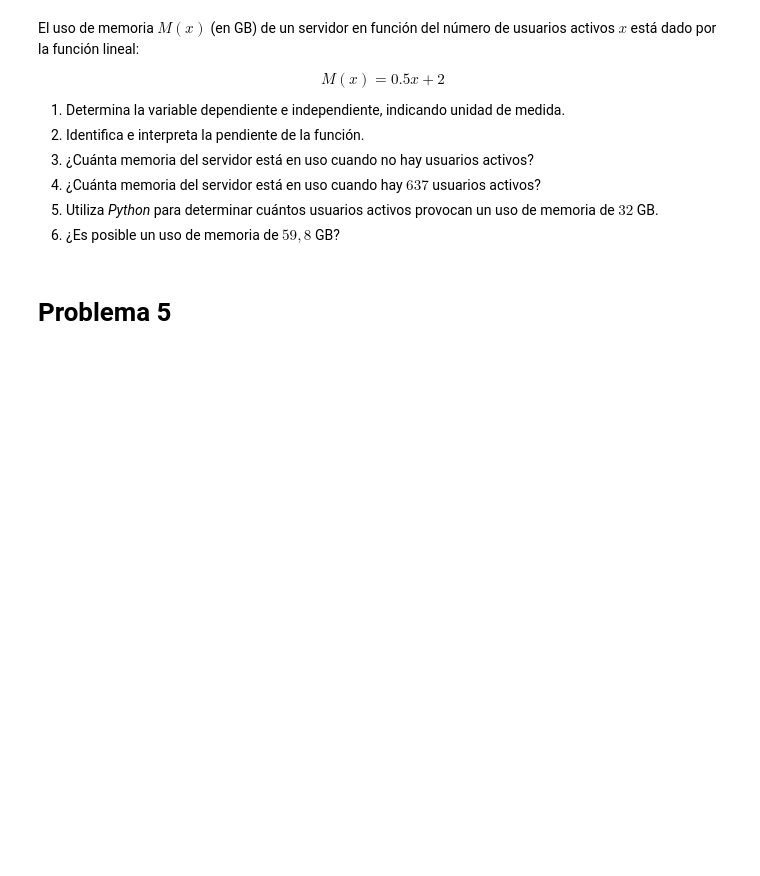
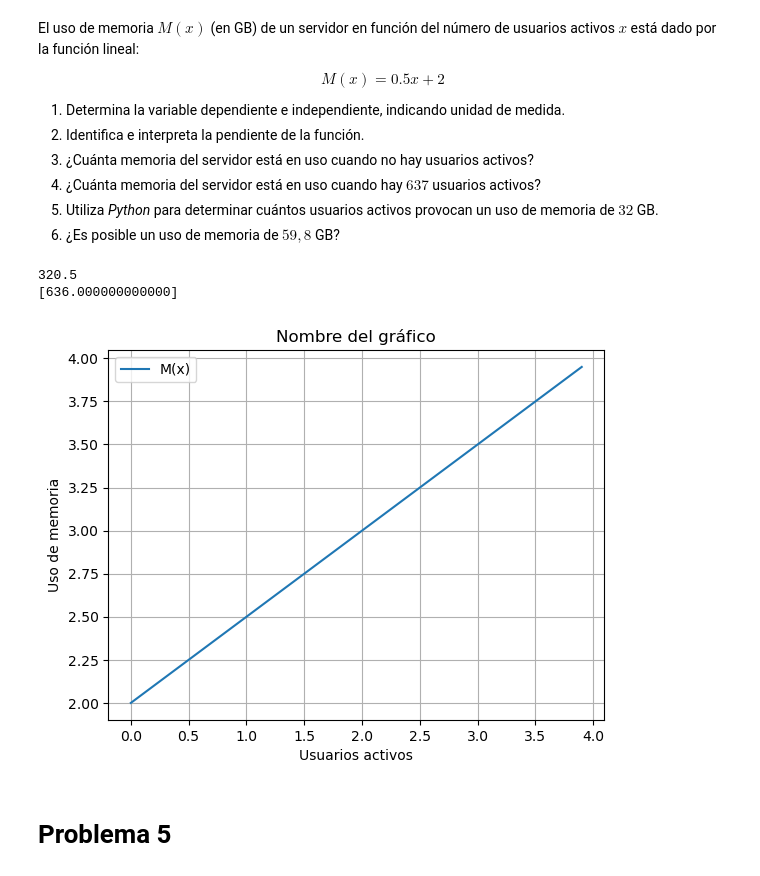
Before and after one commit to jd06p/mates, a Jupyter notebook: G2_Función_Lineal.ipynb, the cells around one changed output. Saved outputs shown, nothing was run; the diff lists cells and outputs as text; code cells hidden in the pictures; blank space fills up the shorter version.

```diff
--- a/G2_Función_Lineal.ipynb
+++ b/G2_Función_Lineal.ipynb
@@ -181,6 +206,39 @@ El uso de memoria $M(x)$ (en GB) de un servidor en función del número de usuar
 4. ¿Cuánta memoria del servidor está en uso cuando hay $637$ usuarios activos?
 5. Utiliza *Python* para determinar cuántos usuarios activos provocan un uso de memoria de $32$ GB.
 6. ¿Es posible un uso de memoria de $59,8$ GB?
+# %%
+import numpy as np
+import matplotlib.pyplot as plt
+import sympy as sp
+
+#VD: USO DE MEMORIA
+#VI: USUARIOS ACTIVOS
+
+def M(x):
+    return 0.5*x+2
+
+print(f"{M(637)}")
+
+x=sp.Symbol('x') #'variable de la ecuación
+ecuacion = sp.Eq(M(x),320) #ecuacion
+solucion = sp.solve(ecuacion)
+print(solucion)
+
+
+
+
+
+x = np.arange(0, 4, 0.1)
+plt.plot(x, M(x), label ="M(x)")
+plt.title('Nombre del gráfico')
+plt.ylabel('Uso de memoria')
+plt.xlabel('Usuarios activos')
+plt.legend()
+plt.grid()
+# %% [output]
+320.5
+[636.000000000000]
+[figure, added]
 # %% [markdown]
 # Problema 5
 # %% [markdown]
```
Also changed, not shown: parts of 1 cell of this notebook.
